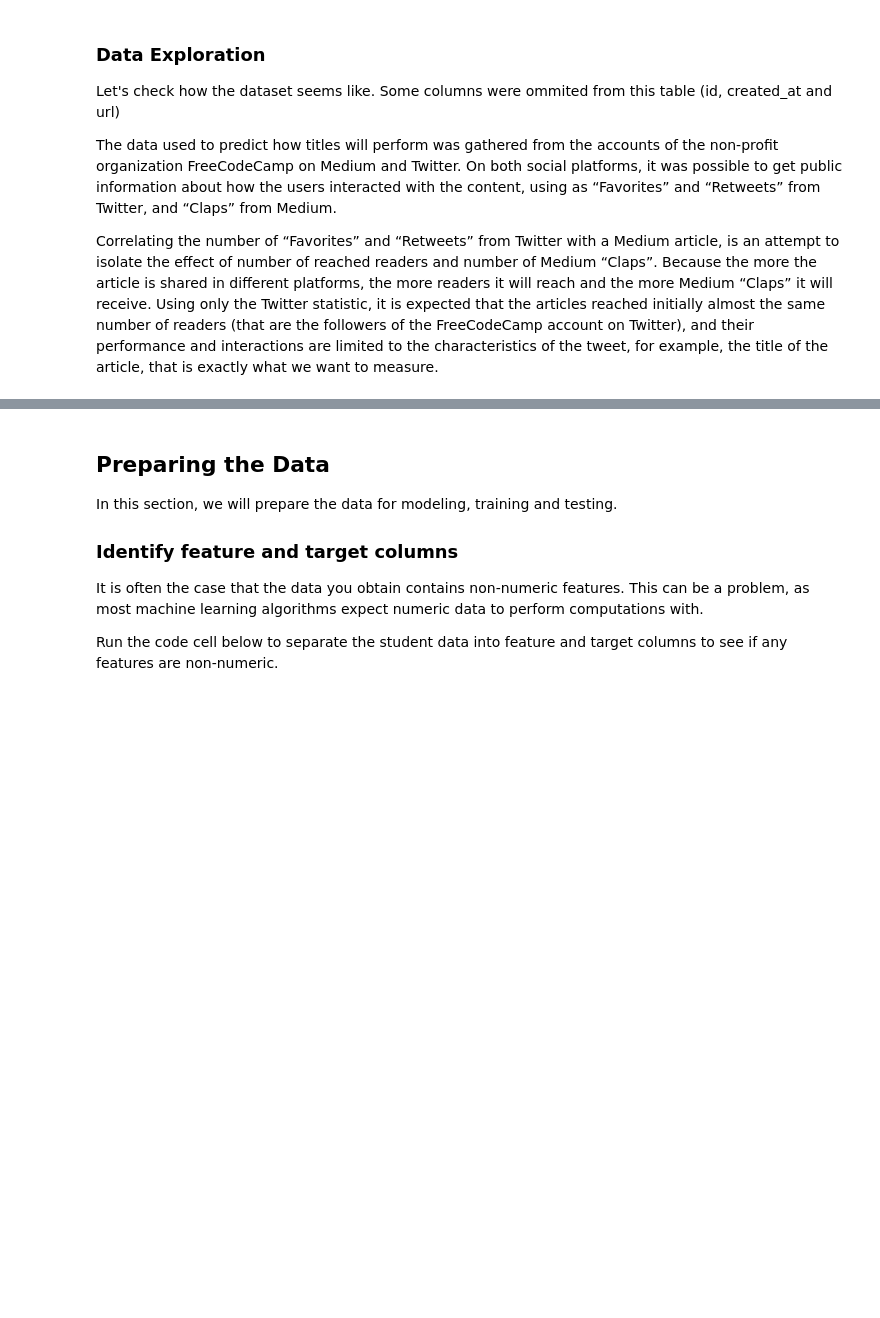
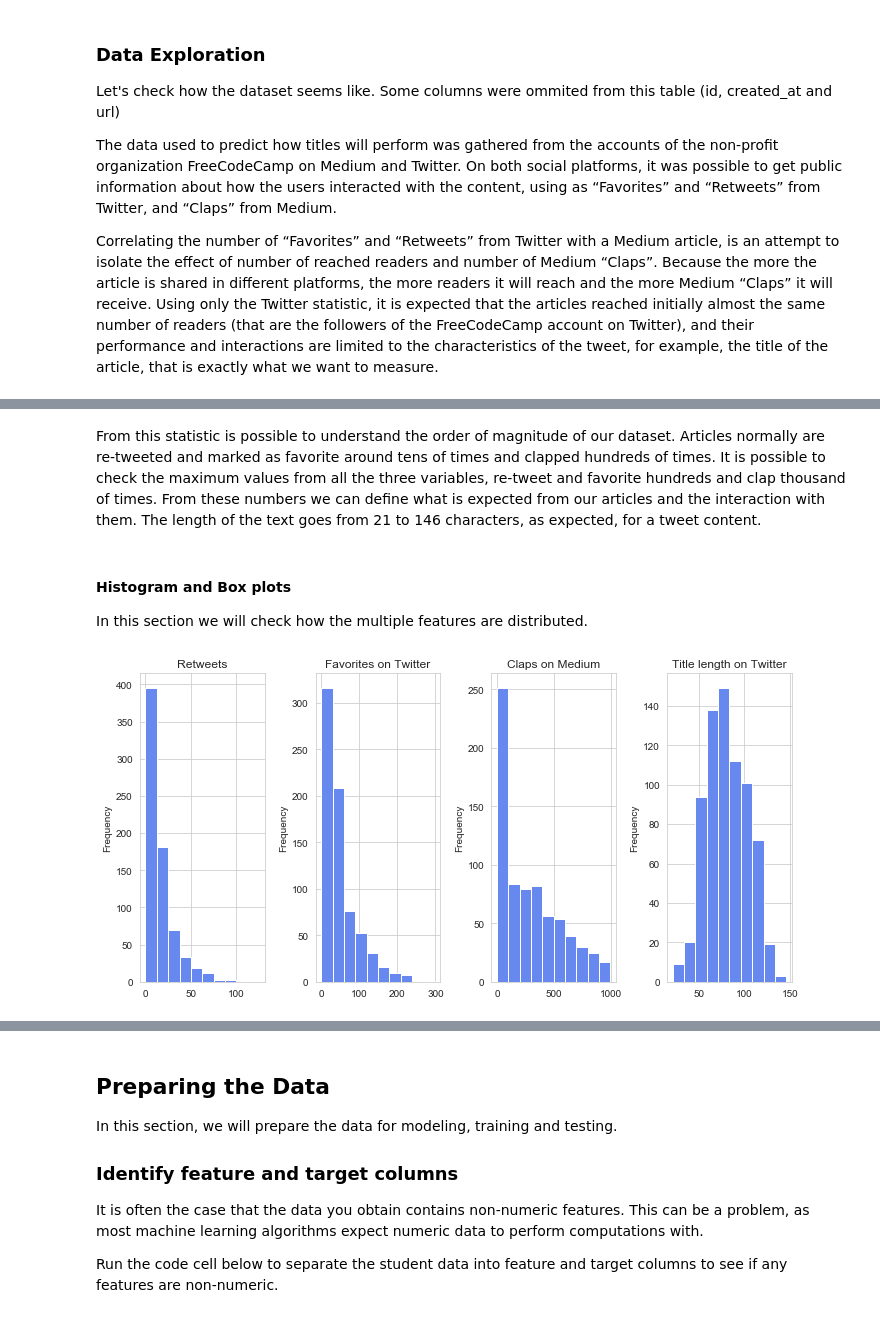
Before and after one commit to flaviohenriquecbc/machine-learning-capstone-project, a Jupyter notebook: title-success-prediction.ipynb, the cells around one changed output, grey strips where cells are left out. Saved outputs shown, nothing was run; the diff lists cells and outputs as text; code cells hidden in the pictures; blank space fills up the shorter version.

Commit message:
some graphs corrected

```diff
--- a/title-success-prediction.ipynb
+++ b/title-success-prediction.ipynb
@@ -15,3 +15,9 @@ import pandas as pd
 from time import time
 from sklearn.metrics import f1_score
 import matplotlib.pyplot as plt
+import seaborn as sns
+import nltk
+nltk.download('stopwords')
+
+sns.set_style('whitegrid')
+sns.set_palette('coolwarm')
@@ -142,0 +75,4 @@ Max: 146.00
+# %%
+# calculate length of the titles
+title_stat['Title Length'] = title_stat['Title'].str.len()
+title_stat.describe()
@@ -142,0 +89,23 @@ Max: 146.00
+# %% [markdown]
+From this statistic is possible to understand the order of magnitude of our dataset. Articles normally are re-tweeted and marked as favorite around tens of times and clapped hundreds of times. It is possible to check the maximum values from all the three variables, re-tweet and favorite hundreds and clap thousand of times. From these numbers we can define what is expected from our articles and the interaction with them. The length of the text goes from 21 to 146 characters, as expected, for a tweet content.
+# %% [markdown]
+#### Histogram and Box plots
+
+In this section we will check how the multiple features are distributed.
+# %%
+title_length = 'Title Length'
+# set the columns that will show statistic and graph
+columns = [{'column_name': 'Retweet', 'column_text': 'Retweets'},
+           {'column_name': 'Favorites', 'column_text': 'Favorites on Twitter'},
+           {'column_name': 'Claps', 'column_text': 'Claps on Medium'},
+           {'column_name': title_length, 'column_text': 'Title length on Twitter'}]
+
+# plot histogram of columns
+plt.figure(figsize=(10, 5))
+for el in columns:
+    column = title_stat[el['column_name']]
+    plt.subplot(1, 4, columns.index(el) + 1)
+    plt.tight_layout()
+    column.plot.hist(orientation='vertical', cumulative=False, title=el['column_text'])
+# %% [output]
+[figure, added]
```
Also changed, not shown: parts of 25 cells of this notebook, 1 other file.
